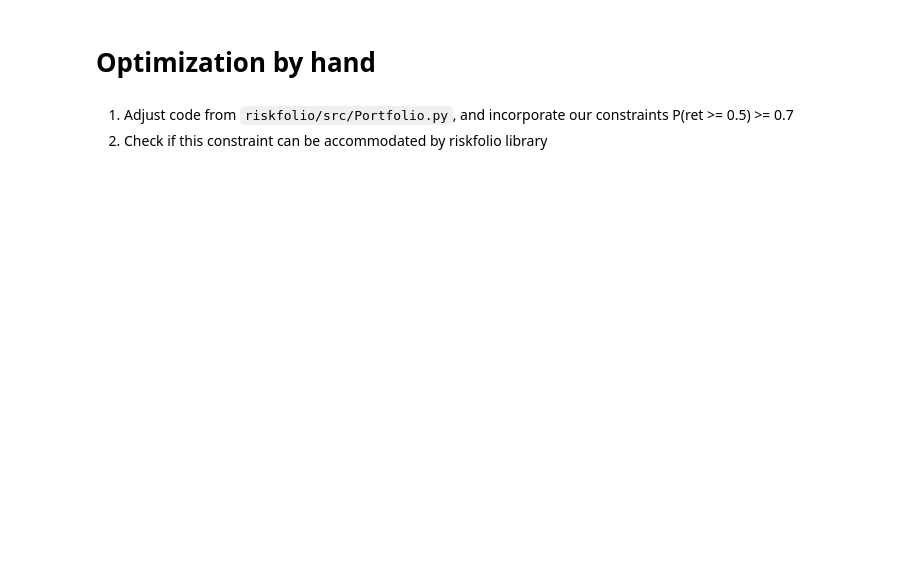
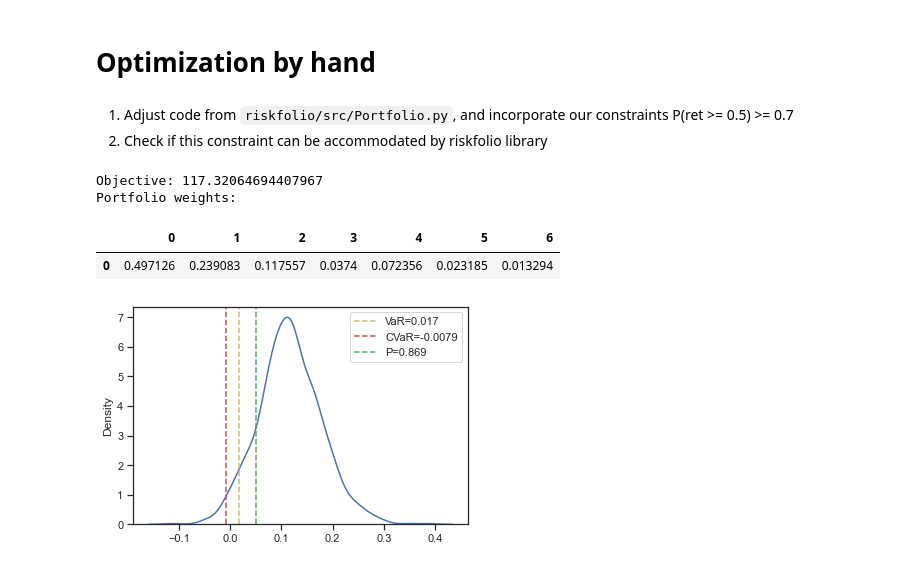
Before and after one commit to starovoitovs/defi, a Jupyter notebook: generator_cvar.ipynb, the cells around one changed output. Drawn from its saved outputs; the diff is of its cells as text; code cells hidden in the pictures; blank space fills up the shorter version.

```diff
--- a/generator_cvar.ipynb
+++ b/generator_cvar.ipynb
@@ -107,33 +128,53 @@ sns.kdeplot(portfolio_returns.to_numpy().T[0])
 # %%
 # pseudocode:
 # reference file: riskfolio/src/Portfolio.py
 
 import cvxpy as cp
 import numpy as np
 
-SOLVERS = ["ECOS", "SCS", "OSQP", "CVXOPT"]
-
 returns = log_ret
 alpha = 0.05
 
 n_returns, n_assets = returns.shape
 
 weights = cp.Variable((n_assets, 1))
+k = cp.Variable((1, 1))
 var = cp.Variable((1, 1))
 Z1 = cp.Variable((n_returns, 1))
 
 X = returns @ weights
 cvar = var + 1 / (alpha * n_returns) * cp.sum(Z1)
 
 constraints = [Z1 * 1000 >= 0, Z1 * 1000 >= -X * 1000 - var * 1000]
 objective = cp.Minimize(cvar * 1000)
 
-# naive idea:
-# constraints += [np.mean(returns @ weights >= 0.05)[0] - 0.7 >= 0]
+log_w = cp.Variable((n_assets, 1))
+constraints += [
+    # rb.T @ cp.log(w) >= 1,
+    np.ones((1, n_assets)) @ log_w >= 1,
+    cp.ExpCone(log_w * 1000, np.ones((n_assets, 1)) * 1000, weights * 1000),
+    weights * 1000 >= 0,
+    cp.sum(weights) * 1000 == k * 1000,
+]
 
-results = []
+# naive idea for the return constraint:
+# constraints += [cp.sum(returns @ weights >= 0.05) >= 0.7 * n_returns]
 
+# possible solvers: "ECOS", "SCS", "OSQP", "CVXOPT"
 prob = cp.Problem(objective, constraints)
-for solver in SOLVERS:
-    prob.solve(solver=solver)
-    results += [np.array(weights.value)]
+result = prob.solve(solver="SCS")
+
+print(f"Objective: {result}")
+
+portfolio_weights = (weights.value / k.value).T[0]
+portfolio_returns = returns @ portfolio_weights
+
+print("Portfolio weights:")
+display(pd.DataFrame(portfolio_weights).T)
+plot_hist(portfolio_returns)
+# %% [output]
+Objective: 117.32064694407967
+Portfolio weights:
+|  | 0 | 1 | 2 | 3 | 4 | 5 | 6 |
+| 0 | 0.497126 | 0.239083 | 0.117557 | 0.0374 | 0.072356 | 0.023185 | 0.013294 |
+[figure, added]
```
Also changed, not shown: parts of 10 cells of this notebook.
